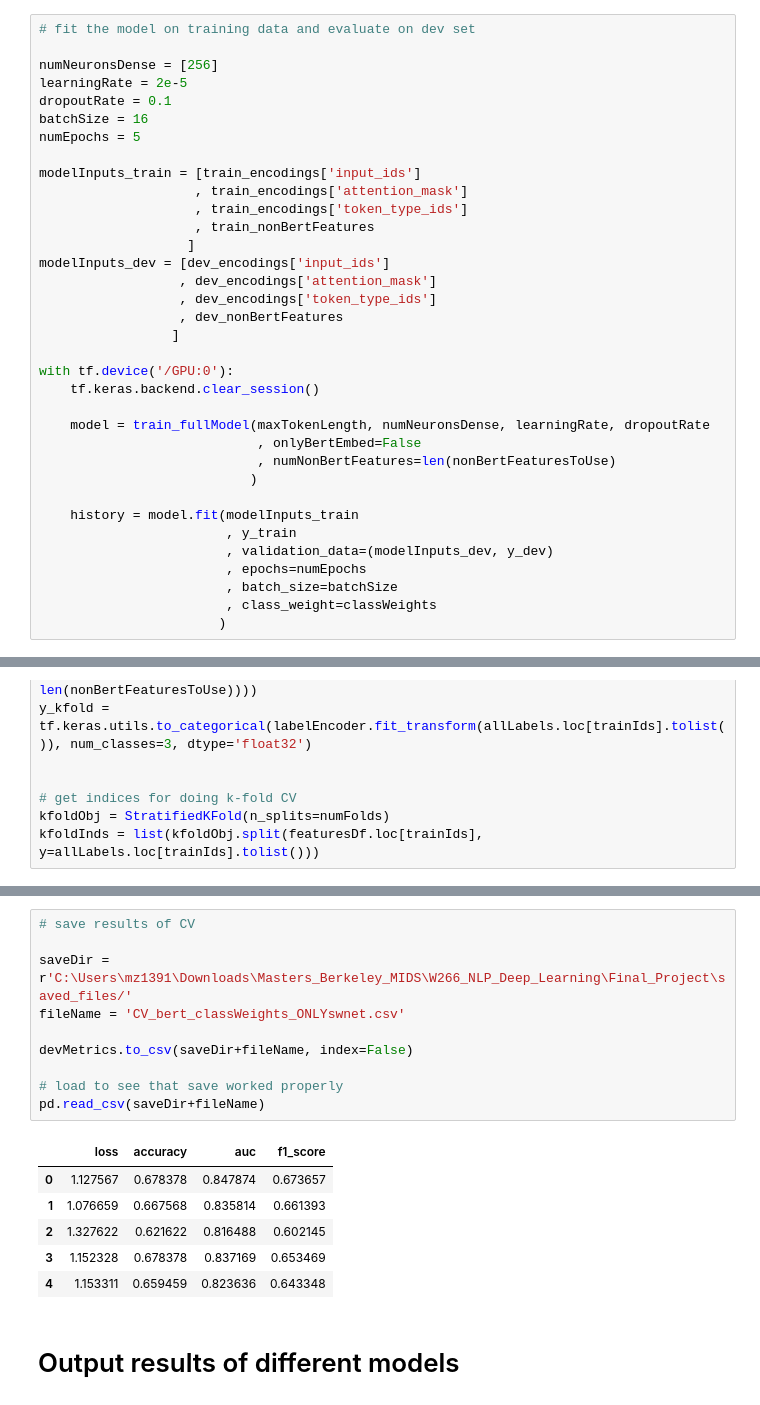
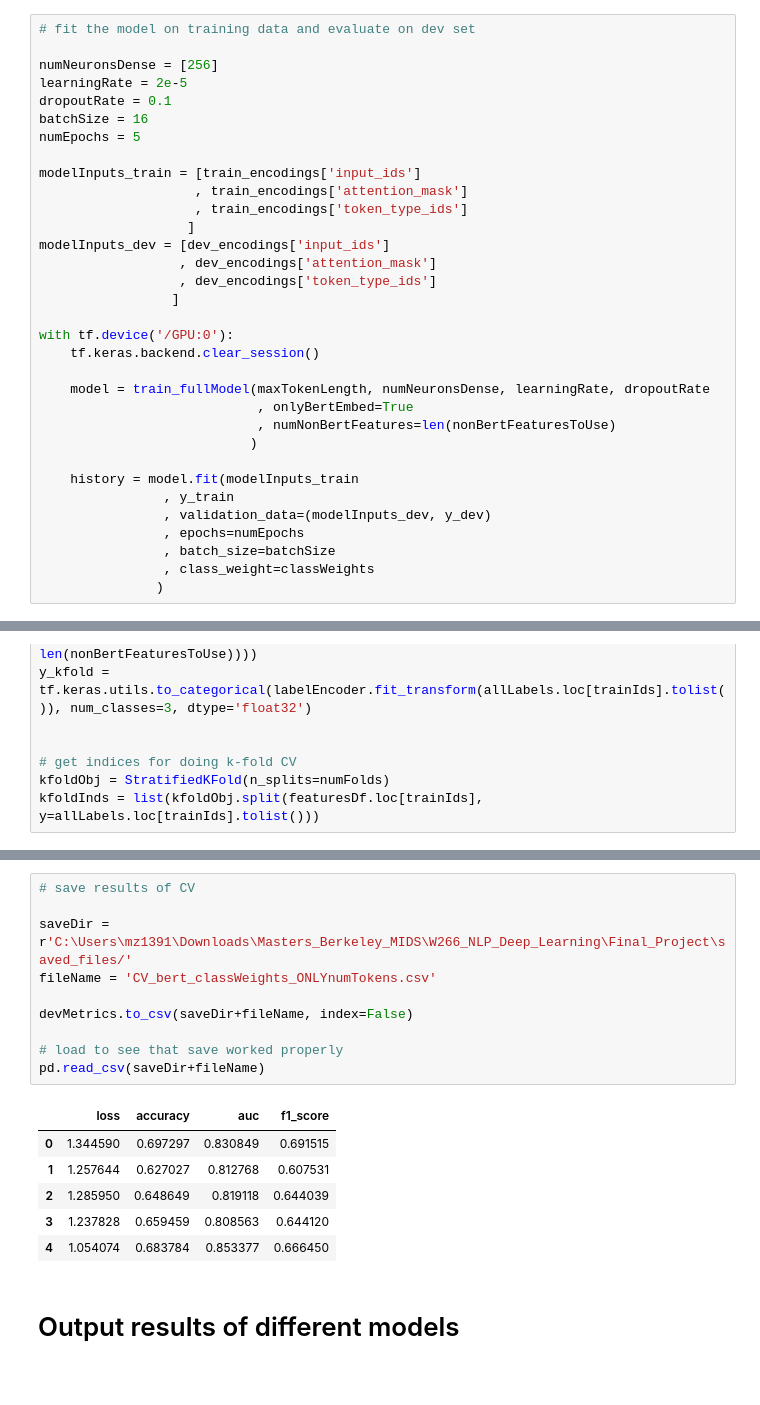
Before and after one commit to zhum01/Climate-Change-Text-NLP, a Jupyter notebook: W266_finalProject_Modeling_climateChangeText.ipynb, the cells around one changed output, grey strips where cells are left out. Saved outputs shown, nothing was run; the diff lists cells and outputs as text.

```diff
--- a/W266_finalProject_Modeling_climateChangeText.ipynb
+++ b/W266_finalProject_Modeling_climateChangeText.ipynb
@@ -139,27 +139,25 @@ numEpochs = 5
 modelInputs_train = [train_encodings['input_ids']
                     , train_encodings['attention_mask']
                     , train_encodings['token_type_ids']
-                    , train_nonBertFeatures
                    ]
 modelInputs_dev = [dev_encodings['input_ids']
                   , dev_encodings['attention_mask']
                   , dev_encodings['token_type_ids']
-                  , dev_nonBertFeatures
                  ]
 
 with tf.device('/GPU:0'):
     tf.keras.backend.clear_session()
 
     model = train_fullModel(maxTokenLength, numNeuronsDense, learningRate, dropoutRate
-                            , onlyBertEmbed=False
+                            , onlyBertEmbed=True
                             , numNonBertFeatures=len(nonBertFeaturesToUse)
                            )
 
     history = model.fit(modelInputs_train
-                        , y_train
-                        , validation_data=(modelInputs_dev, y_dev)
-                        , epochs=numEpochs
-                        , batch_size=batchSize
-                        , class_weight=classWeights
-                       )
+                , y_train
+                , validation_data=(modelInputs_dev, y_dev)
+                , epochs=numEpochs
+                , batch_size=batchSize
+                , class_weight=classWeights
+               )
 # %% [output]
@@ -363,20 +273,20 @@ dtype: float64
 # %%
 # save results of CV
 
 saveDir = r'C:\Users\mz1391\Downloads\Masters_Berkeley_MIDS\W266_NLP_Deep_Learning\Final_Project\saved_files/'
-fileName = 'CV_bert_classWeights_ONLYswnet.csv'
+fileName = 'CV_bert_classWeights_ONLYnumTokens.csv'
 
 devMetrics.to_csv(saveDir+fileName, index=False)
 
 # load to see that save worked properly
 pd.read_csv(saveDir+fileName)
 # %% [output]
 |  | loss | accuracy | auc | f1_score |
-| 0 | 1.127567 | 0.678378 | 0.847874 | 0.673657 |
-| 1 | 1.076659 | 0.667568 | 0.835814 | 0.661393 |
-| 2 | 1.327622 | 0.621622 | 0.816488 | 0.602145 |
-| 3 | 1.152328 | 0.678378 | 0.837169 | 0.653469 |
-| 4 | 1.153311 | 0.659459 | 0.823636 | 0.643348 |
+| 0 | 1.344590 | 0.697297 | 0.830849 | 0.691515 |
+| 1 | 1.257644 | 0.627027 | 0.812768 | 0.607531 |
+| 2 | 1.285950 | 0.648649 | 0.819118 | 0.644039 |
+| 3 | 1.237828 | 0.659459 | 0.808563 | 0.644120 |
+| 4 | 1.054074 | 0.683784 | 0.853377 | 0.666450 |
 # %% [markdown]
 # Output results of different models
 # %%
```
Also changed, not shown: parts of 8 cells of this notebook, 2 other files.
